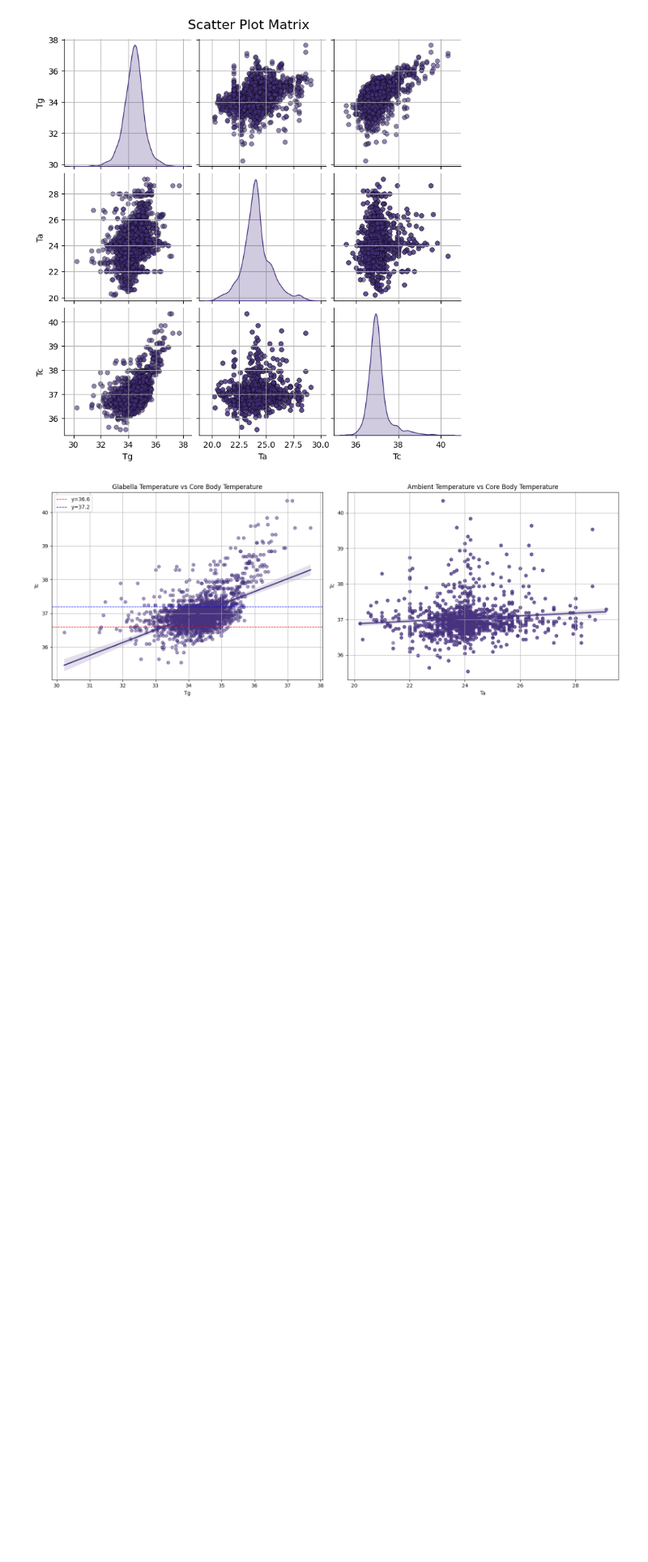
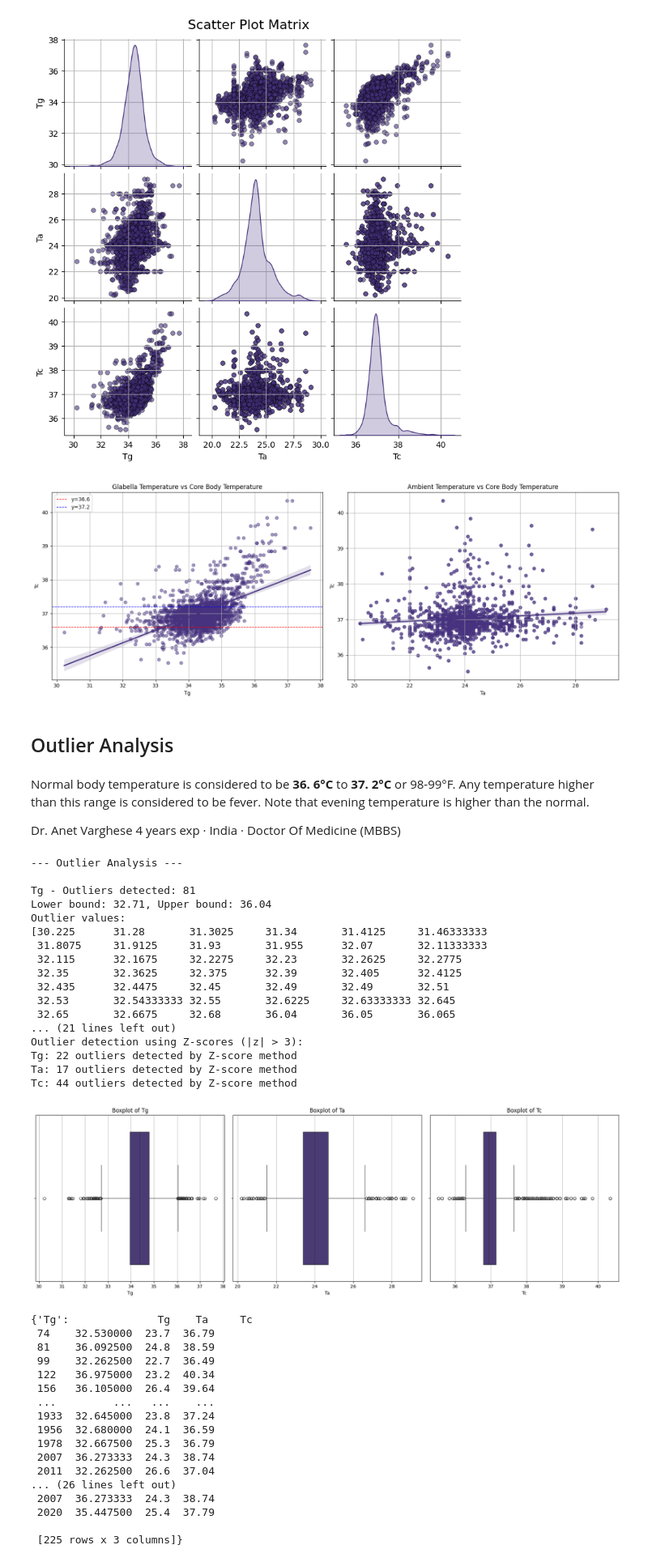
Before and after one commit to woaine/calcifer, a Jupyter notebook: notebooks/eda.ipynb, the cells around one changed output. Shown at 81% size. Drawn from its saved outputs; the diff is of its cells as text; code cells hidden in the pictures; blank space fills up the shorter version.

Commit message:
feat: add outlier analysis section in the eda notebook

```diff
--- a/notebooks/eda.ipynb
+++ b/notebooks/eda.ipynb
@@ -98,3 +98,50 @@ Ta vs Tc: rho = 0.1016, p-value = 4.5605e-06
 <Figure size 1500x1000 with 0 Axes>
 [figure]
 [figure]
+# %% [markdown]
+## Outlier Analysis
+# %% [markdown]
+Normal body temperature is considered to be **36. 6°C** to **37. 2°C** or 98-99°F. Any temperature higher than this range is considered to be fever. Note that evening temperature is higher than the normal.
+
+Dr. Anet Varghese
+4 years exp · India · Doctor Of Medicine (MBBS)
+# %%
+from eda import outlier_analysis
+
+outlier_analysis(external)
+# %% [output]
+--- Outlier Analysis ---
+
+Tg - Outliers detected: 81
+Lower bound: 32.71, Upper bound: 36.04
+Outlier values:
+[30.225      31.28       31.3025     31.34       31.4125     31.46333333
+ 31.8075     31.9125     31.93       31.955      32.07       32.11333333
+ 32.115      32.1675     32.2275     32.23       32.2625     32.2775
+ 32.35       32.3625     32.375      32.39       32.405      32.4125
+ 32.435      32.4475     32.45       32.49       32.49       32.51
+ 32.53       32.54333333 32.55       32.6225     32.63333333 32.645
+ 32.65       32.6675     32.68       36.04       36.05       36.065
+... (21 lines left out)
+Outlier detection using Z-scores (|z| > 3):
+Tg: 22 outliers detected by Z-score method
+Ta: 17 outliers detected by Z-score method
+Tc: 44 outliers detected by Z-score method
+[figure, added]
+{'Tg':              Tg    Ta     Tc
+ 74    32.530000  23.7  36.79
+ 81    36.092500  24.8  38.59
+ 99    32.262500  22.7  36.49
+ 122   36.975000  23.2  40.34
+ 156   36.105000  26.4  39.64
+ ...         ...   ...    ...
+ 1933  32.645000  23.8  37.24
+ 1956  32.680000  24.1  36.59
+ 1978  32.667500  25.3  36.79
+ 2007  36.273333  24.3  38.74
+ 2011  32.262500  26.6  37.04
+... (26 lines left out)
+ 2007  36.273333  24.3  38.74
+ 2020  35.447500  25.4  37.79
+
+ [225 rows x 3 columns]}
```
